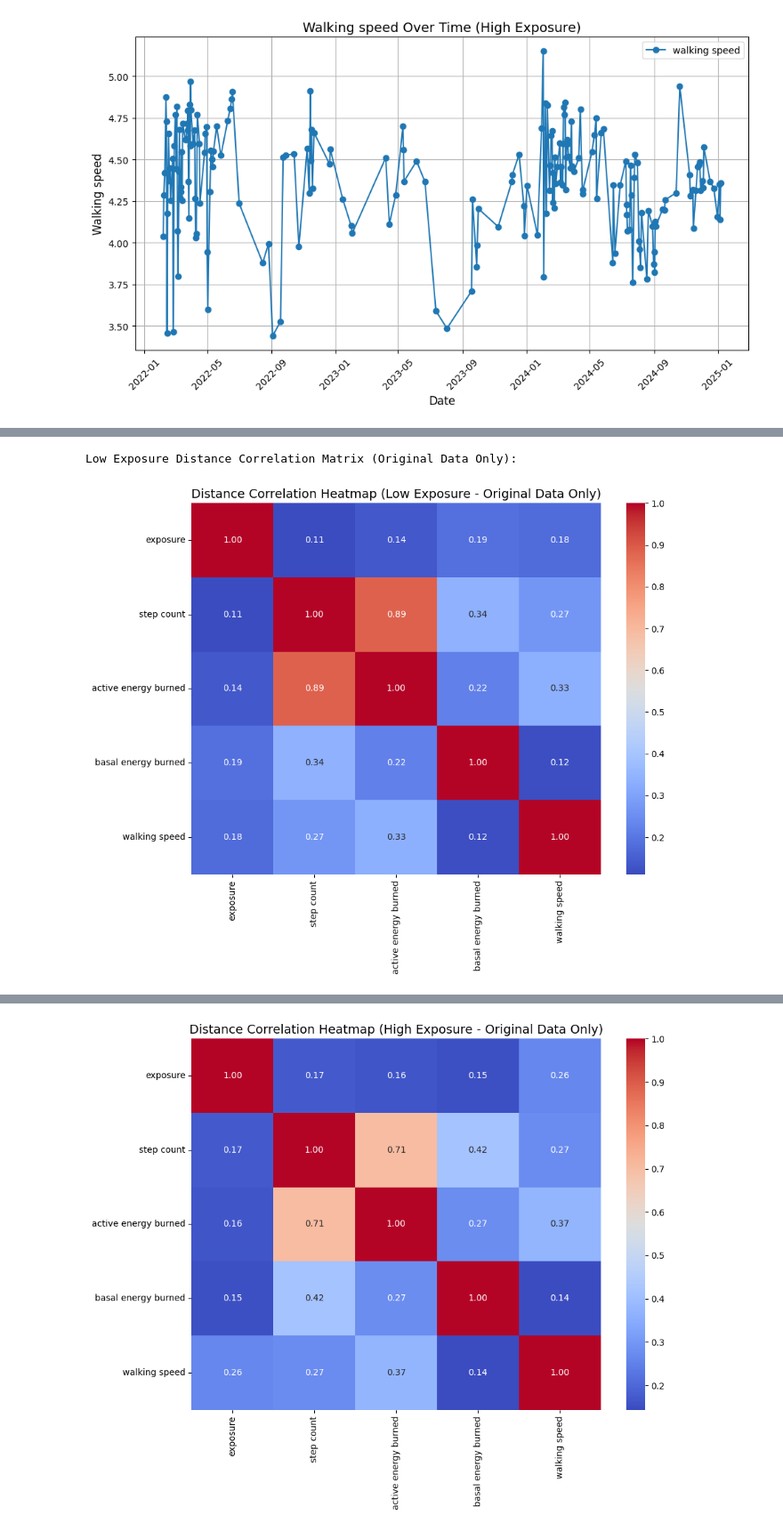
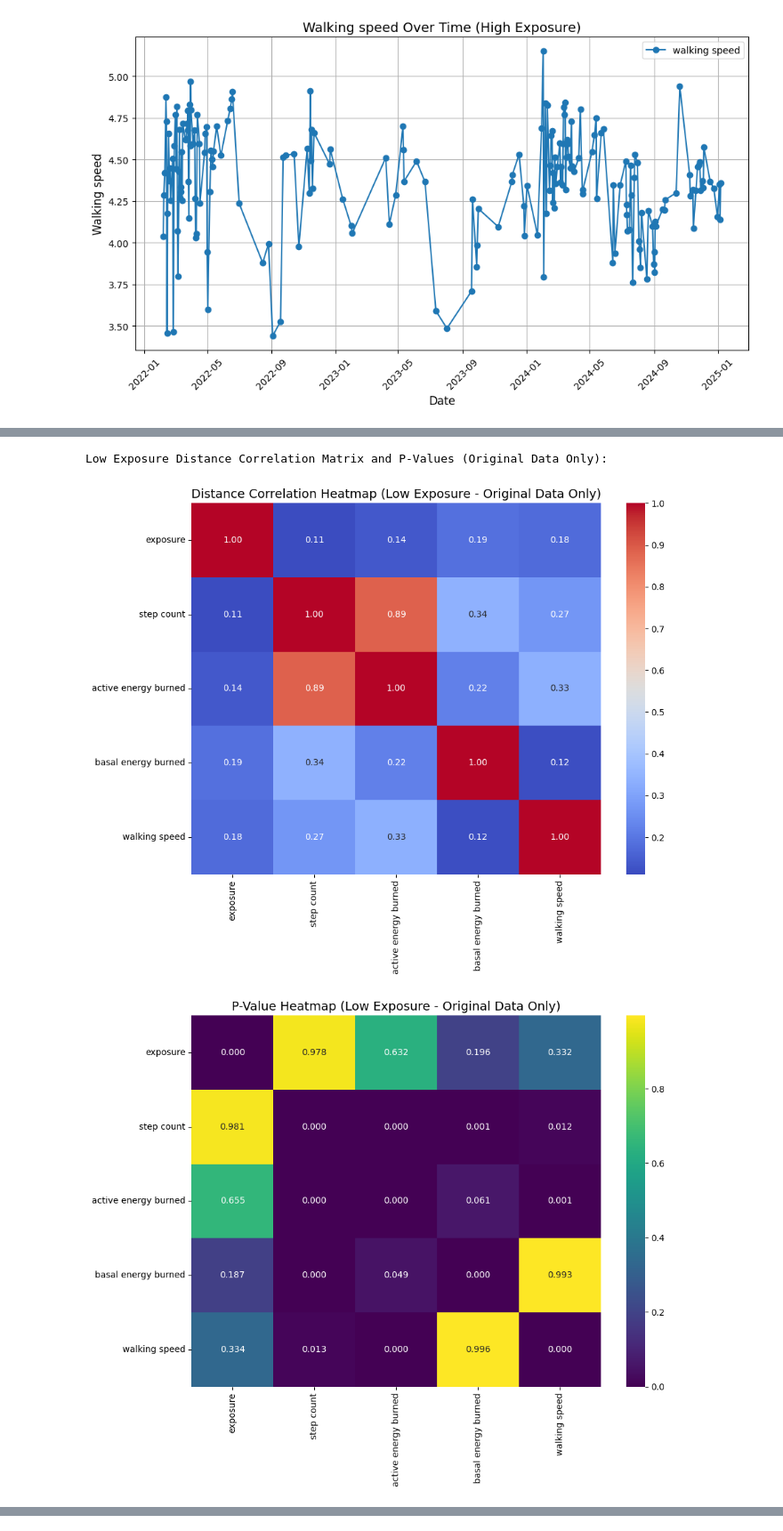
Before and after one commit to AvatarWalter02/CS-210-Project, a Jupyter notebook: data-interpretation.ipynb, the cells around one changed output, grey strips where cells are left out. Shown at 89% size. Drawn from its saved outputs; the diff is of its cells as text; code cells hidden in the pictures.

```diff
--- a/data-interpretation.ipynb
+++ b/data-interpretation.ipynb
@@ -94,8 +97,8 @@ def plot_exposure_with_threshold(data, threshold):
     plt.tight_layout()
     plt.show()
 
-# Perform distance correlation analysis for a single dataset
-def distance_correlation_analysis(df, exposure_type):
+# Perform distance correlation and calculate p-values
+def distance_correlation_with_pvalues(df, exposure_type, num_permutations=1000):
     # Select only rows without imputed values
     imputed_columns = ["step count imputed", "active energy burned imputed", "basal energy burned imputed", "walking speed imputed"]
     original_data = df[~df[imputed_columns].any(axis=1)]
@@ -104,16 +107,25 @@ def distance_correlation_analysis(df, exposure_type):
     numerical_columns = ["exposure", "step count", "active energy burned", "basal energy burned", "walking speed"]
     subset_data = original_data[numerical_columns]
 
-    # Calculate pairwise distance correlations
-    dist_corr_matrix = pd.DataFrame(
-        index=numerical_columns, columns=numerical_columns, dtype=float
-    )
+    # Calculate pairwise distance correlations and p-values
+    dist_corr_matrix = pd.DataFrame(index=numerical_columns, columns=numerical_columns, dtype=float)
+    p_value_matrix = pd.DataFrame(index=numerical_columns, columns=numerical_columns, dtype=float)
 
     for col1 in numerical_columns:
         for col2 in numerical_columns:
-            dist_corr_matrix.loc[col1, col2] = dcor.distance_correlation(
-                subset_data[col1], subset_data[col2]
-            )
+            observed_corr = dcor.distance_correlation(subset_data[col1], subset_data[col2])
+            dist_corr_matrix.loc[col1, col2] = observed_corr
+
+            # Permutation test for p-value
+            permuted_corrs = []
+            for _ in range(num_permutations):
+                permuted_col2 = np.random.permutation(subset_data[col2])
+                permuted_corr = dcor.distance_correlation(subset_data[col1], permuted_col2)
+                permuted_corrs.append(permuted_corr)
+
+            # Calculate p-value
+            p_value = np.mean(np.abs(permuted_corrs) >= np.abs(observed_corr))
+            p_value_matrix.loc[col1, col2] = p_value
 
     # Display distance correlation heatmap
     plt.figure(figsize=(10, 8))
@@ -122,47 +134,59 @@ def distance_correlation_analysis(df, exposure_type):
     plt.tight_layout()
     plt.show()
 
-    return dist_corr_matrix
+    # Display p-value heatmap
+    plt.figure(figsize=(10, 8))
+    sns.heatmap(p_value_matrix, annot=True, fmt=".3f", cmap="viridis", cbar=True)
+    plt.title(f"P-Value Heatmap ({exposure_type.capitalize()} Exposure - Original Data Only)", fontsize=14)
+    plt.tight_layout()
+    plt.show()
 
+    return dist_corr_matrix, p_value_matrix
 
 # Main function
 def main():
     # Set the threshold (default: 80 dBa)
     threshold = 80
 
     # Load data
     merged_data = load_merged_data("MergedExposureData.json")
 
     # Plot exposure with threshold
     plot_exposure_with_threshold(merged_data, threshold)
 
     # Create DataFrames for low and high exposure
     low_exposure_df = pd.DataFrame(merged_data["low_exposure"])
     high_exposure_df = pd.DataFrame(merged_data["high_exposure"])
     combined_df = pd.concat([low_exposure_df, high_exposure_df], ignore_index=True)
 
-
     # Perform distance correlation analysis for low exposure
-    print("Low Exposure Distance Correlation Matrix (Original Data Only):")
-    low_dist_corr_matrix = distance_correlation_analysis(low_exposure_df, "low")
+    print("Low Exposure Distance Correlation Matrix and P-Values (Original Data Only):")
+    low_dist_corr_matrix, low_p_value_matrix = distance_correlation_with_pvalues(low_exposure_df, "low")
     print(low_dist_corr_matrix)
+    print("P-Values:")
+    print(low_p_value_matrix)
 
     # Perform distance correlation analysis for high exposure
-    print("High Exposure Distance Correlation Matrix (Original Data Only):")
-    high_dist_corr_matrix = distance_correlation_analysis(high_exposure_df, "high")
+    print("High Exposure Distance Correlation Matrix and P-Values (Original Data Only):")
+    high_dist_corr_matrix, high_p_value_matrix = distance_correlation_with_pvalues(high_exposure_df, "high")
     print(high_dist_corr_matrix)
+    print("P-Values:")
+    print(high_p_value_matrix)
 
-    # Calculate and display covariance matrix for combined data
-    print("Covariance Matrix (Combined Data):")
-    covariance_matrix = distance_correlation_analysis(combined_df, "low and High")
-    print(covariance_matrix)
+    # Perform distance correlation analysis for combined data
+    print("Combined Data Distance Correlation Matrix and P-Values:")
+    combined_dist_corr_matrix, combined_p_value_matrix = distance_correlation_with_pvalues(combined_df, "combined")
+    print(combined_dist_corr_matrix)
+    print("P-Values:")
+    print(combined_p_value_matrix)
 
 if __name__ == "__main__":
     main()
 # %% [output]
 [figure]
-Low Exposure Distance Correlation Matrix (Original Data Only):
+Low Exposure Distance Correlation Matrix and P-Values (Original Data Only):
 [figure]
+[figure, new version]
                       exposure  step count  active energy burned  \
 exposure              1.000000    0.111846              0.139361
 step count            0.111846    1.000000              0.885602
@@ -180 +206,0 @@ High Exposure Distance Correlation Matrix (Original Data Only):
-[figure, old version]
```
Also changed, not shown: parts of 3 cells of this notebook, 3 other files.
